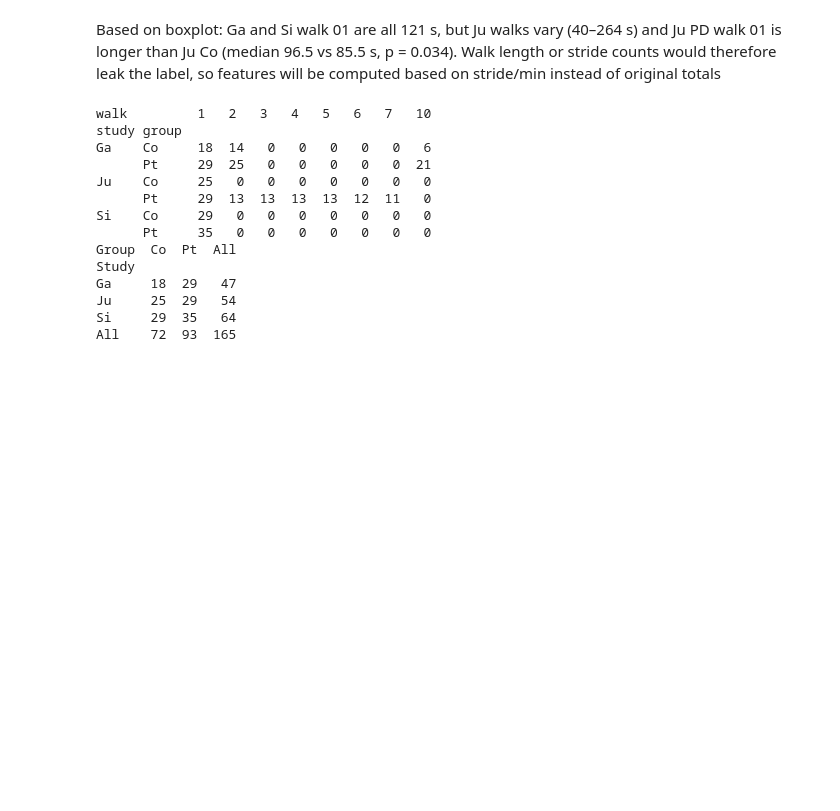
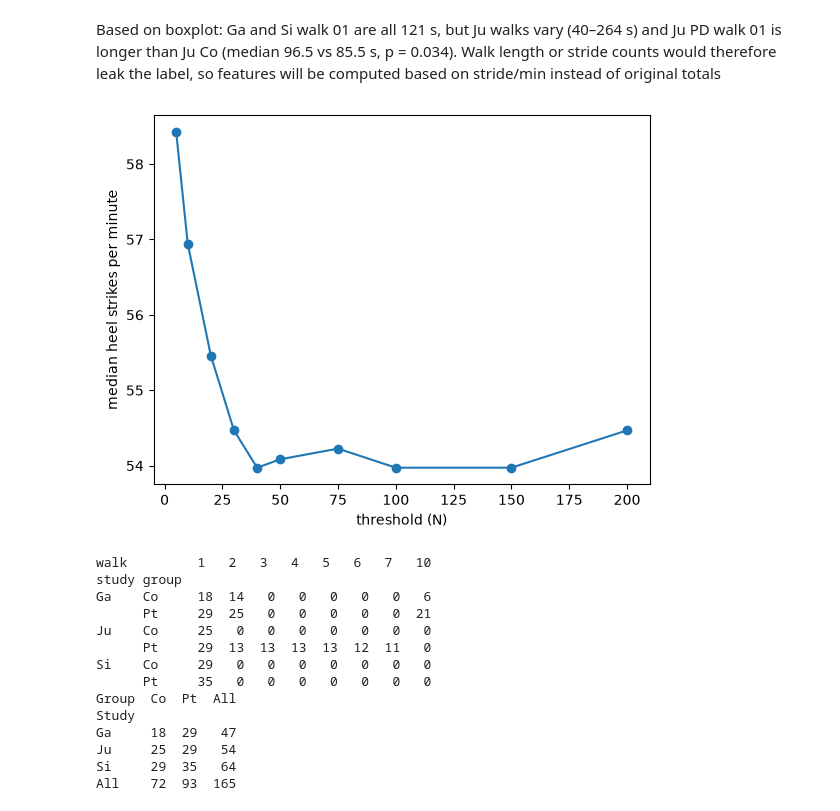
Before and after one commit to yenfay/it1244-project, a Jupyter notebook: notebooks/eda.ipynb, the cells around one changed output. Saved outputs shown, nothing was run; the diff lists cells and outputs as text; code cells hidden in the pictures; blank space fills up the shorter version.

```diff
--- a/notebooks/eda.ipynb
+++ b/notebooks/eda.ipynb
@@ -108,6 +108,25 @@ max flat start rows: 4
 [figure]
 # %% [markdown]
 Based on boxplot: Ga and Si walk 01 are all 121 s, but Ju walks vary (40–264 s) and Ju PD walk 01 is longer than Ju Co (median 96.5 vs 85.5 s, p = 0.034). Walk length or stride counts would therefore leak the label, so features will be computed based on stride/min instead of original totals
+# %%
+# deciding which threshold to pick for features.py
+from data import load, list_walks, load_metadata
+
+thresholds = [5, 10, 20, 30, 40, 50, 75, 100, 150, 200]
+walks = [load(f) for f in list_walks()['file']]
+rates = []
+for t in thresholds:
+    per_walk = []
+    for w in walks:
+        on = w['L_total'].values > t
+        per_walk.append((~on[:-1] & on[1:]).sum() / (w['time'].iloc[-1] / 60))
+    rates.append(np.median(per_walk))
+plt.plot(thresholds, rates, marker='o')
+plt.xlabel('threshold (N)')
+plt.ylabel('median heel strikes per minute')
+plt.show()
+# %% [output]
+[figure, added]
 # %%
 #contingency table of study and group against walk number
 table1 = pd.crosstab(index=[quality_df['study'], quality_df['group']], columns = quality_df['walk'])
```
Also changed, not shown: parts of 1 cell of this notebook, 1 other file.
